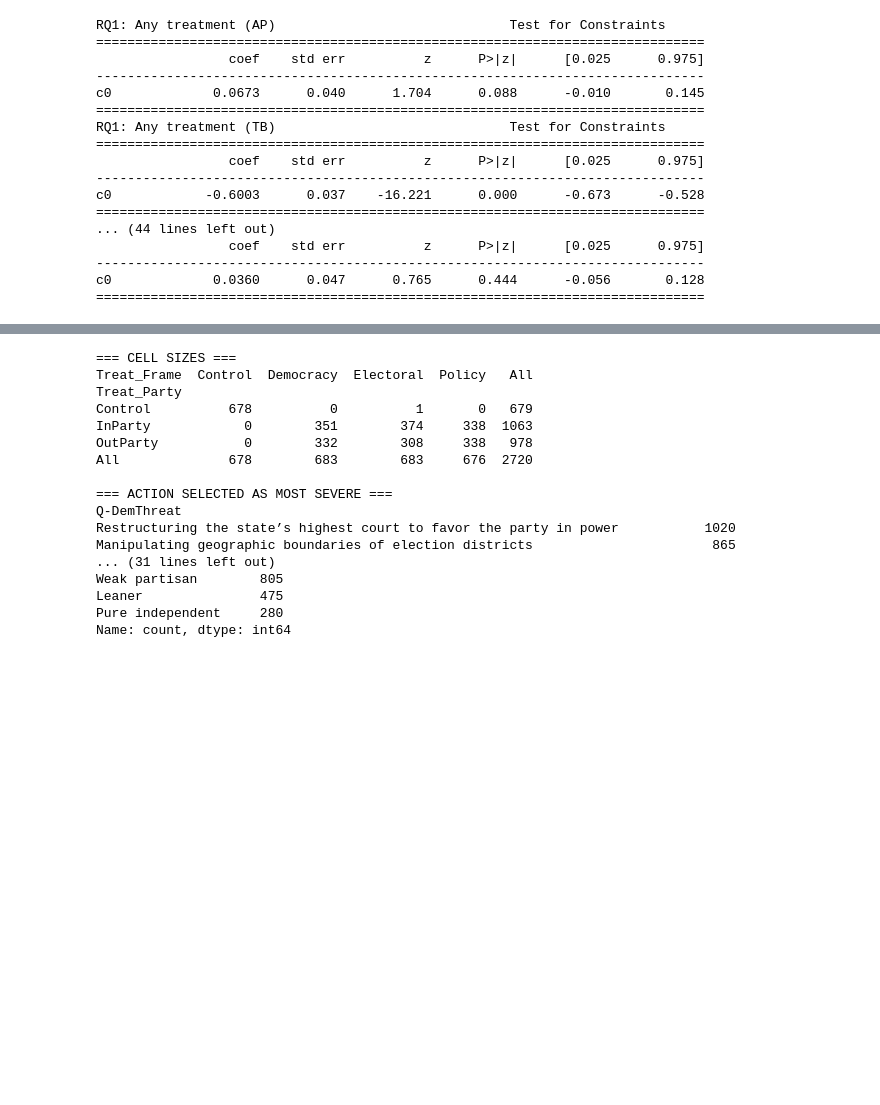
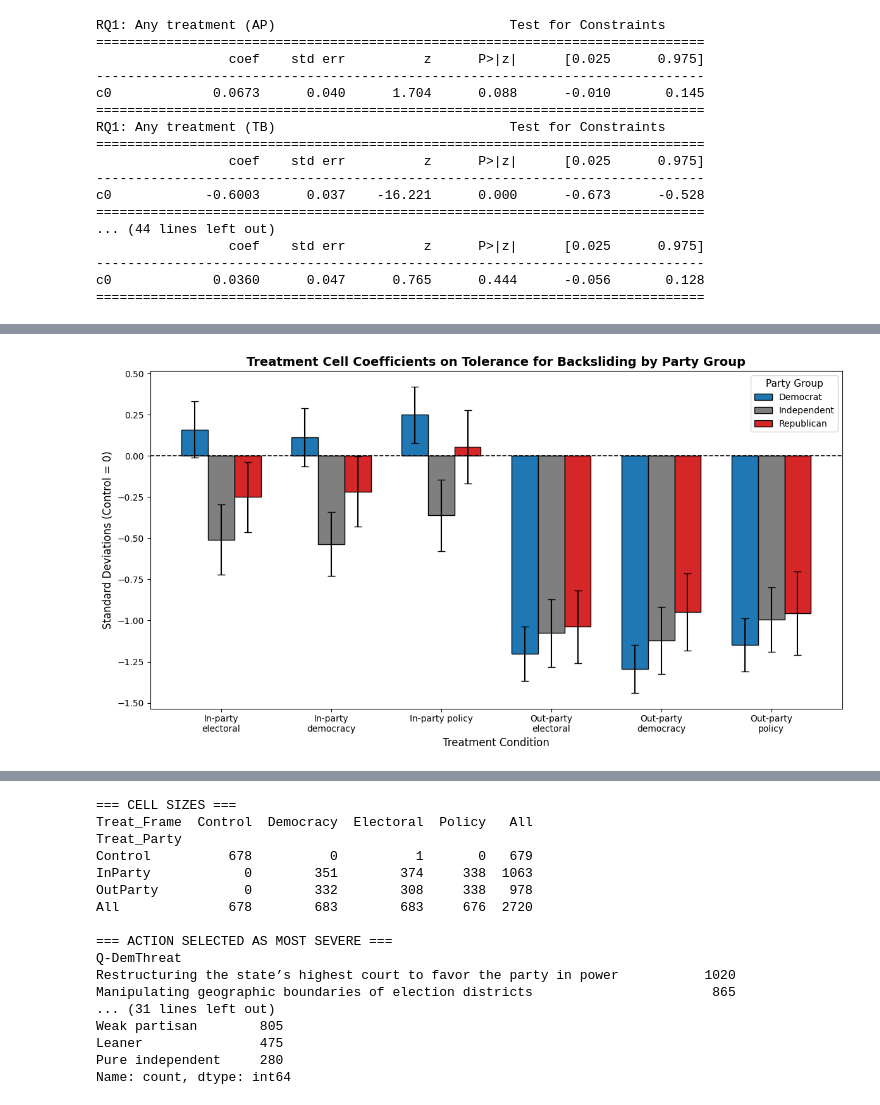
Before and after one commit to Jules-Vatel/SSI_SPRING, a Jupyter notebook: SSI_SPRING.ipynb, the cells around one changed output, grey strips where cells are left out. Drawn from its saved outputs; the diff is of its cells as text; code cells hidden in the pictures; blank space fills up the shorter version.

```diff
--- a/SSI_SPRING.ipynb
+++ b/SSI_SPRING.ipynb
@@ -561,0 +606,4 @@ results.plot_action_models_bar()
+# %%
+results.plot_treatment_effects_by_party(outcome='TB', save_path='treatment_effects_party_tb.png')
+# %% [output]
+[figure, added]
```
Also changed, not shown: parts of 15 cells of this notebook.
